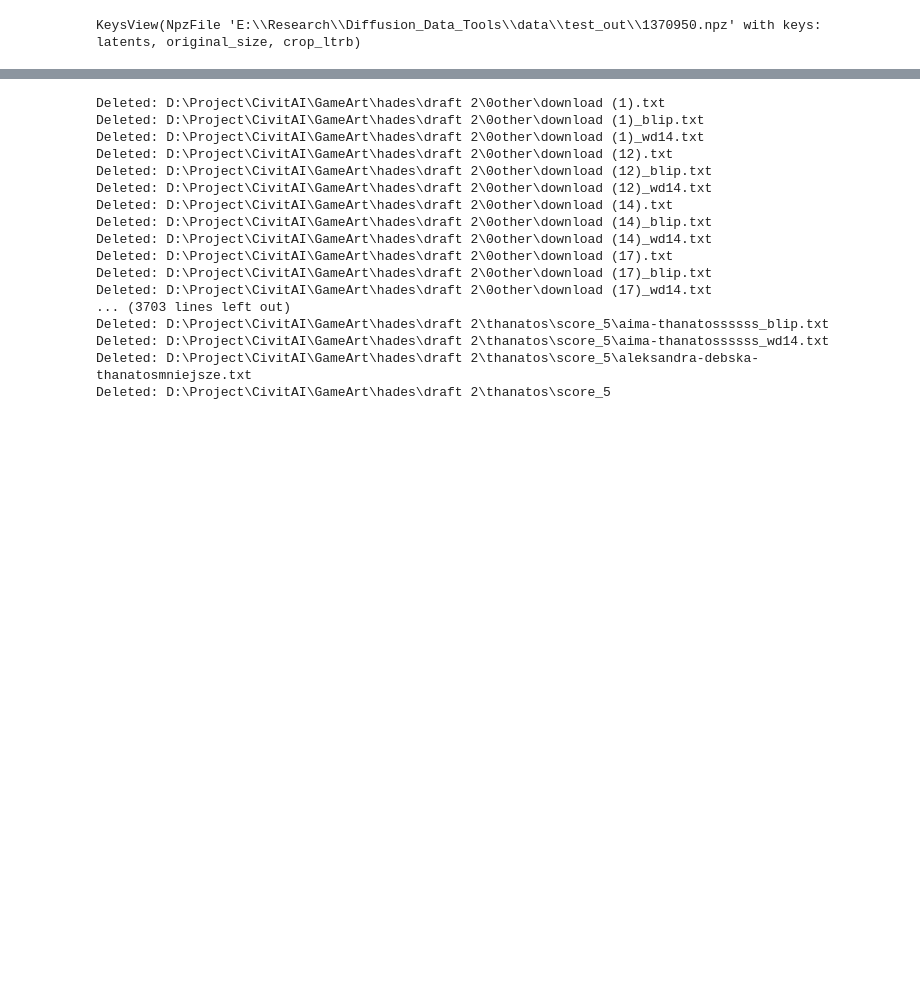
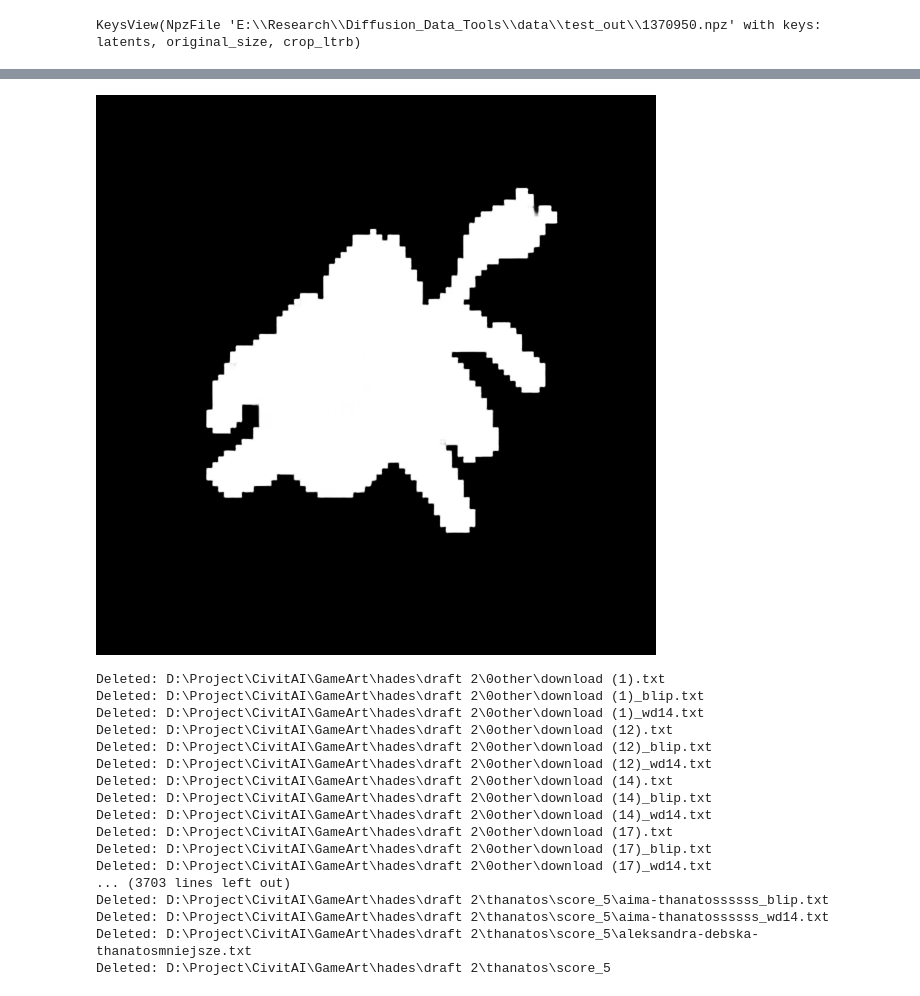
Before and after one commit to sWizad/Diffusion_Data_Tools, a Jupyter notebook: code_runner.ipynb, the cells around one changed output, grey strips where cells are left out. Saved outputs shown, nothing was run; the diff lists cells and outputs as text; code cells hidden in the pictures; blank space fills up the shorter version.

```diff
--- a/code_runner.ipynb
+++ b/code_runner.ipynb
@@ -549,0 +571,7 @@ KeysView(NpzFile 'E:\\Research\\Diffusion_Data_Tools\\data\\test_out\\1370950.np
+# %%
+# Load BiRefNet with weights
+from transformers import AutoModelForImageSegmentation
+birefnet = AutoModelForImageSegmentation.from_pretrained('ZhengPeng7/BiRefNet', trust_remote_code=True)
+birefnet.to('cuda')
+birefnet.eval()
+birefnet.half()
@@ -550,3 +585,24 @@ KeysView(NpzFile 'E:\\Research\\Diffusion_Data_Tools\\data\\test_out\\1370950.np
+# %%
+from torchvision import transforms
+from PIL import Image
+import torch
+
+image_size = (1024, 1024)
+transform_image = transforms.Compose([
+    transforms.Resize(image_size),
+    transforms.ToTensor(),
+    transforms.Normalize([0.485, 0.456, 0.406], [0.229, 0.224, 0.225])
+])
+# %%
+image = Image.open(r"G:\Teng\Test\out\473.2.png").convert('RGB')
+input_images = transform_image(image).unsqueeze(0).to('cuda').half()
+
+with torch.no_grad():
+    preds = birefnet(input_images)[-1].sigmoid().cpu()
+# %%
+transforms.ToPILImage()(preds[0])
+# %% [output]
+[figure, added]
 # %%
 import os
 
```
Also changed, not shown: parts of 16 cells of this notebook, 26 other files.
